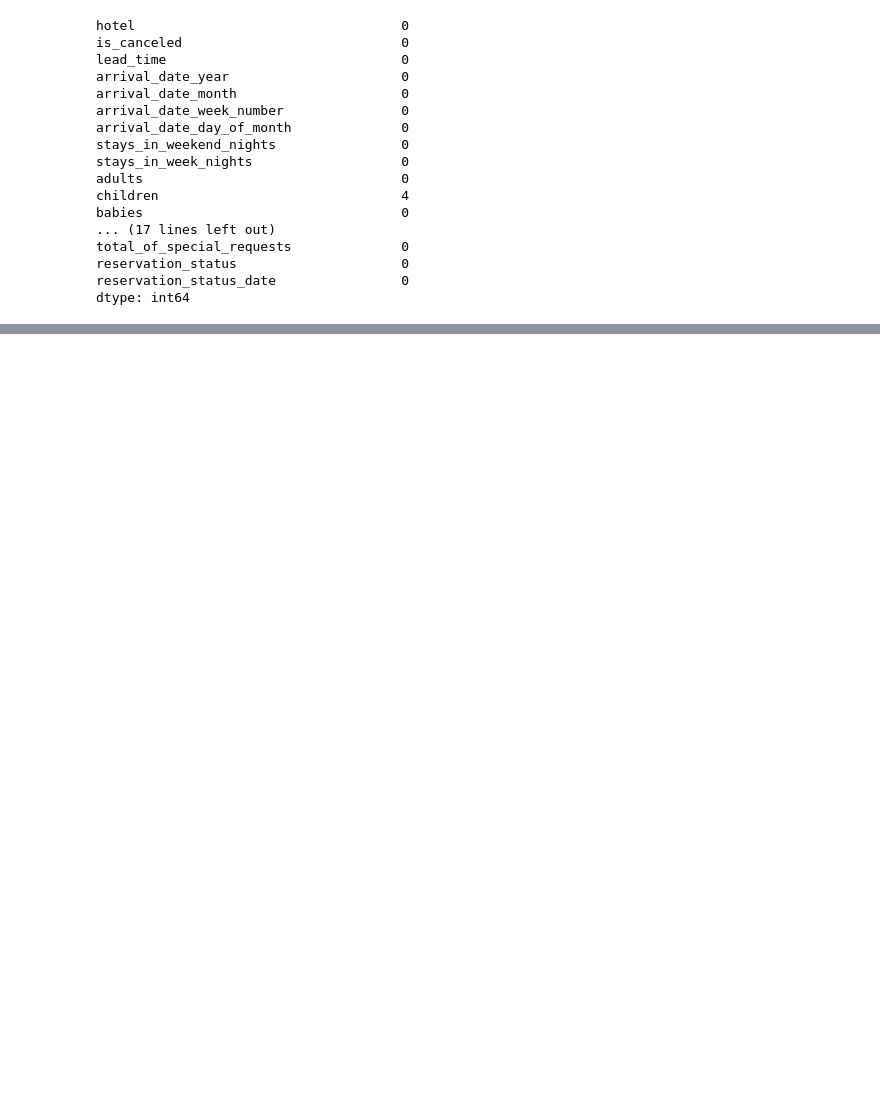
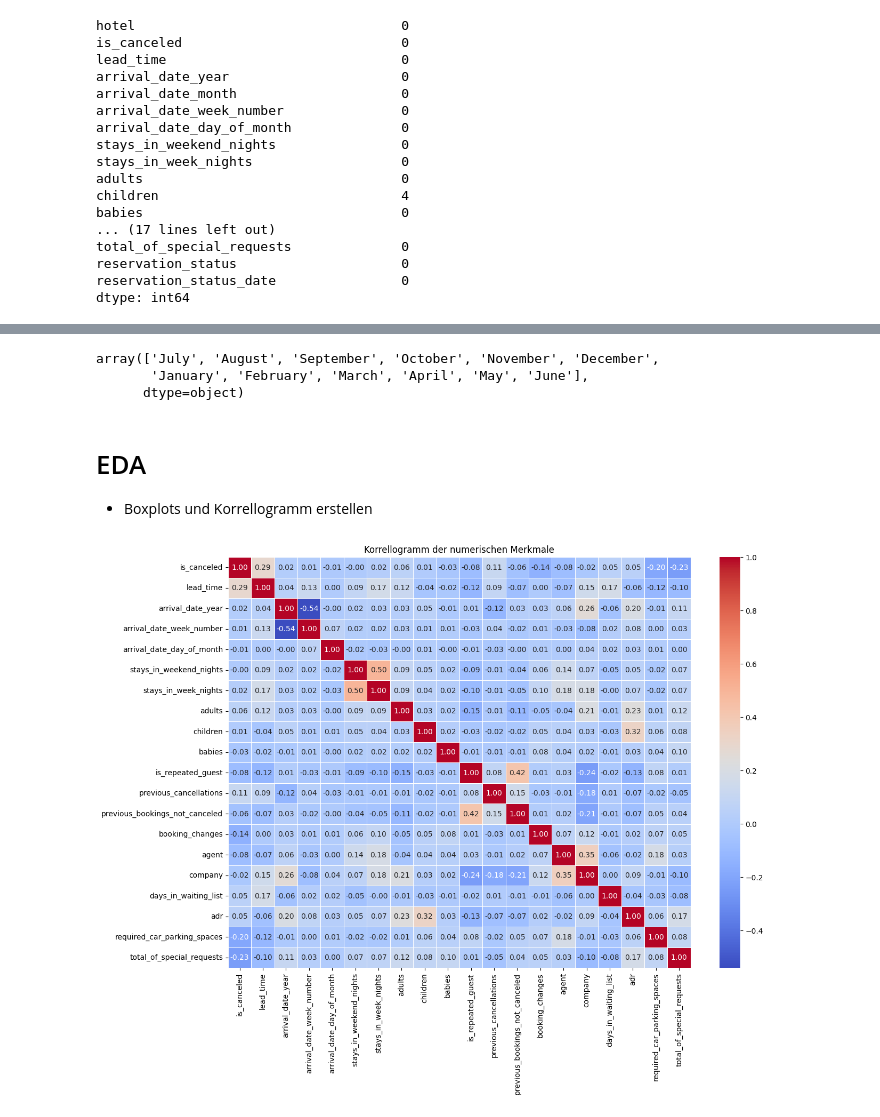
Before and after one commit to abt-kevin/Hotel_Bookings, a Jupyter notebook: hotel_bookings.ipynb, the cells around one changed output, grey strips where cells are left out. Saved outputs shown, nothing was run; the diff lists cells and outputs as text; code cells hidden in the pictures; blank space fills up the shorter version.

Commit message:
adjusted 'meal'-column, added arrival_date, plotted correllogramm

```diff
--- a/hotel_bookings.ipynb
+++ b/hotel_bookings.ipynb
@@ -119,2 +83,20 @@ array(['Resort Hotel', 'City Hotel'], dtype=object)
+# %%
+#laut Datenwörterbuch bedeuten 'Undefined' und 'SC' -> keine Mahlzeiten gebucht
+df.loc[df["meal"] == "Undefined", "meal"] = "SC"
 # %%
 df["hotel"]=df["hotel"].astype("category")
+# %%
+df["arrival_date"] = pd.to_datetime(
+    df['arrival_date_year'].astype(str) + '-' +
+    df['arrival_date_month'].astype(str) + '-' +
+    df['arrival_date_day_of_month'].astype(str)
+)
+# %%
+df['arrival_date_month'].unique()
+# %% [output]
+array(['July', 'August', 'September', 'October', 'November', 'December',
+       'January', 'February', 'March', 'April', 'May', 'June'],
+      dtype=object)
+# %% [markdown]
+# EDA
+- Boxplots und Korrellogramm erstellen
@@ -120,0 +106,9 @@ df["hotel"]=df["hotel"].astype("category")
+# %%
+df_numeric = df.select_dtypes(include='number')
+corr = df_numeric.corr()
+plt.figure(figsize=(14, 10))
+sns.heatmap(corr, annot=True, fmt=".2f", cmap="coolwarm", linewidths=0.5)
+plt.title("Korrellogramm der numerischen Merkmale")
+plt.show()
+# %% [output]
+[figure, added]
```
Also changed, not shown: parts of 9 cells of this notebook.
